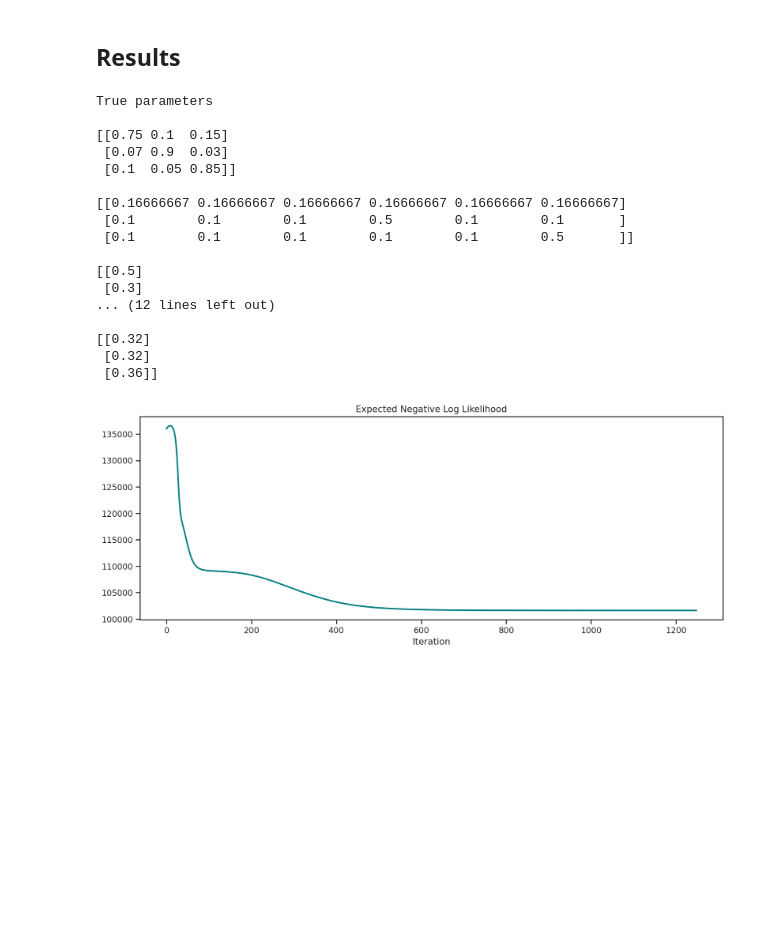
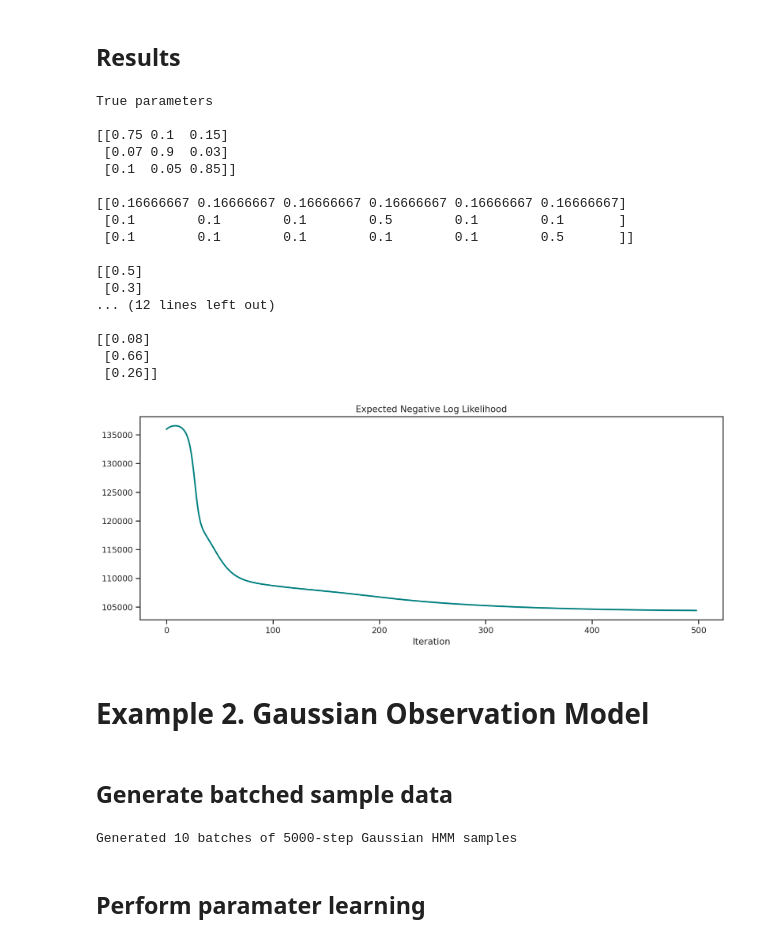
Before and after one commit to CorpuzKB/PML-Advance-Topics-notebooks, a Jupyter notebook: HMM_Baum_Welch_(EM)__TensorFlow.ipynb, the cells around one changed output. Saved outputs shown, nothing was run; the diff lists cells and outputs as text; code cells hidden in the pictures; blank space fills up the shorter version.

Commit message:
Added Gaussian HMM

```diff
--- a/HMM_Baum_Welch_(EM)__TensorFlow.ipynb
+++ b/HMM_Baum_Welch_(EM)__TensorFlow.ipynb
@@ -104,16 +104,16 @@ class EM_HMM:
 # %%
-class EM_HMM_Categorical:
+class HMM_Categorical_EM:
   def __call__(self, inference_module, transition_distribution, emission_distribution, emission_params, initial_distribution, observations):
     _, _, smoothed, _, two_slice_marginals, local_evidence = inference_module(
         transition_distribution, emission_distribution, emission_params, initial_distribution, observations)
-    E_N1, E_NK, E_NJK, E_MKV = self.E_step(observations[..., 0], smoothed, two_slice_marginals, emission_params)
+    E_N1, E_NK, E_NJK, E_MKV = self.E_step(observations[..., 0], smoothed, two_slice_marginals, emission_params.shape[1])
     transition_distribution, emission_params, initial_distribution = self.M_step(E_N1, E_NK, E_NJK, E_MKV, observations.shape[0])
     return transition_distribution, emission_params, initial_distribution, smoothed, local_evidence, E_N1, E_NJK
 
   @tf.function
-  def E_step(self, observations, smoothed, two_slice_marginals, emission_params):
+  def E_step(self, observations, smoothed, two_slice_marginals, emission_params_cols):
     E_MKV = tf.TensorArray(smoothed.dtype, size=0, dynamic_size=True)
-    for v in tf.range(emission_params.shape[1]):
+    for v in tf.range(emission_params_cols):
       indices = tf.where(observations == v)
       E_Mkv = tf.reduce_sum(tf.gather_nd(smoothed, indices), 0)[tf.newaxis, ...]
       E_MKV = E_MKV.write(v, E_Mkv)
@@ -209,26 +244,20 @@ num_states = 3
 initial_distribution = tf.constant([
     [0.5],
     [0.3],
-    [0.2]
-])
+    [0.2]])
 
 transition_distribution = tf.constant([
     [0.75, 0.10, 0.15],
     [0.07, 0.9, 0.03],
-    [0.10, 0.05, 0.85]
-])
+    [0.10, 0.05, 0.85]])
 
 emission_params = tf.stack([
     tf.squeeze(tf.constant(tf.fill([1, 6], 1/6))),
     tf.constant([1/10, 1/10, 1/10, 5/10, 1/10, 1/10]),
-    tf.constant([*[1/10 for _ in range(5)], 5/10])
-    ])
+    tf.constant([*[1/10 for _ in range(5)], 5/10])])
 
-emission_distribution = lambda arg: tfd.Categorical(probs=arg)
+emission_distribution =  tf.keras.layers.Lambda(lambda arg: tfd.Categorical(probs=arg))
 
-fig, axes = plt.subplots(1, 2, figsize=(10, 5))
-sns.heatmap(transition_distribution, annot=True, linewidth=.5, ax=axes[0], cbar=False)
-sns.heatmap(emission_params, annot=True, linewidth=.5, ax=axes[1], cbar=False)
-axes[0].set(xlabel='$z_{t}$', ylabel='$\Pr(z_{t}|z_{t-1})$', title='Transition Matrix')
-axes[1].set(xlabel='$\Pr(y|z)$', ylabel='$z$', title='Observation Distribution'); plt.show()
+tf.print('Transition Distribution:\n{}\n\nEmission Distribution\n{}\n\nEmission Parameters\n{}'.format(
+    transition_distribution, emission_distribution(emission_params), emission_params))
 # %% [output]
@@ -249,20 +288,18 @@ Note that the Baum-Welch (EM) algorithm is sensitive to initial parameters as it
 transition_distribution_init = tf.constant([
     [0.3, 0.4, 0.3],
     [0.4, 0.2, 0.4],
-    [0.4, 0.2, 0.3]
-])
+    [0.4, 0.2, 0.3]])
 
 emission_params_init = tf.constant([
     [0.2, 0.1, 0.2, 0.1, 0.2, 0.2],
     [0.1, 0.2, 0.1, 0.3, 0.1, 0.2],
-    [0.2, 0.2, 0.1, 0.1, 0.1, 0.3]
-])
+    [0.2, 0.2, 0.1, 0.1, 0.1, 0.3]])
 
 initial_distribution_init = tf.constant([
     [0.4],
     [0.3],
-    [0.3]
-])
+    [0.3]])
 
-HMM_fit = EM_HMM(HMM_Inference(), EM_HMM_Categorical(), transition_distribution_init, emission_distribution, emission_params_init, initial_distribution_init)
-HMM_fit(observations, iter=1250, verbose=False)
+HMM_fit = EM_HMM(
+    HMM_Inference(), HMM_Categorical_EM(), transition_distribution_init, emission_distribution, emission_params_init, initial_distribution_init)
+HMM_fit(observations, iter=500, verbose=False)
@@ -271,29 +326,56 @@ HMM_fit(observations, iter=1250, verbose=False)
 # %%
 tf.print('True parameters\n\n{}\n\n{}\n\n{}'.format(transition_distribution, emission_params, initial_distribution), '\n\n')
 tf.print('Learned parameters \n\n{}\n\n{}\n\n{}'.format(
     np.round(HMM_fit.parameters.get('transition_distribution').numpy(), 2),
     np.round(HMM_fit.parameters.get('emission_params').numpy(), 2),
-    np.round(HMM_fit.parameters.get('initial_distribution').numpy(), 2)), '\n\n')
+    np.round(HMM_fit.parameters.get('initial_distribution').numpy(), 2)), '\n')
 Q_ = - HMM_fit.parameters.get('Q')
 plt.figure(figsize=(14, 5))
 plt.plot(Q_[1:], color="teal", linewidth=2)
 plt.title("Expected Negative Log Likelihood"); plt.xlabel('Iteration'); plt.show()
 # %% [output]
 True parameters
 
 [[0.75 0.1  0.15]
  [0.07 0.9  0.03]
  [0.1  0.05 0.85]]
 
 [[0.16666667 0.16666667 0.16666667 0.16666667 0.16666667 0.16666667]
  [0.1        0.1        0.1        0.5        0.1        0.1       ]
  [0.1        0.1        0.1        0.1        0.1        0.5       ]]
 
 [[0.5]
  [0.3]
 ... (12 lines left out)
 
-[[0.32]
- [0.32]
- [0.36]]
+[[0.08]
+ [0.66]
+ [0.26]]
-[figure, old version]
+[figure, new version]
+# %% [markdown]
+# Example 2. Gaussian Observation Model
+# %% [markdown]
+## Generate batched sample data
+# %%
+num_batches = 10
+num_steps = 5000
+num_states = 3
+initial_distribution = tf.fill([num_states, 1], 1/num_states)
+
+transition_distribution = tf.constant([
+    [0.80, 0.15, 0.05],
+    [0.075, 0.90, 0.025],
+    [0.025, 0.025, 0.95]])
+
+emission_params = tf.constant([
+    [1.0, 3.0, 5.0],
+    [1.9, 1.2, 1.71]])
+
+emission_distribution = tf.keras.layers.Lambda(lambda arg: tfd.Normal(loc=arg[0], scale=arg[1]))
+
+true_states, observations = HMM_Generator(transition_distribution, emission_distribution, emission_params, initial_distribution, num_steps, num_batches)
+print('Generated {} batches of {}-step Gaussian HMM samples'.format(num_batches, num_steps), '\n')
+# %% [output]
+Generated 10 batches of 5000-step Gaussian HMM samples
+# %% [markdown]
+## Perform paramater learning
```
Also changed, not shown: parts of 15 cells of this notebook.
